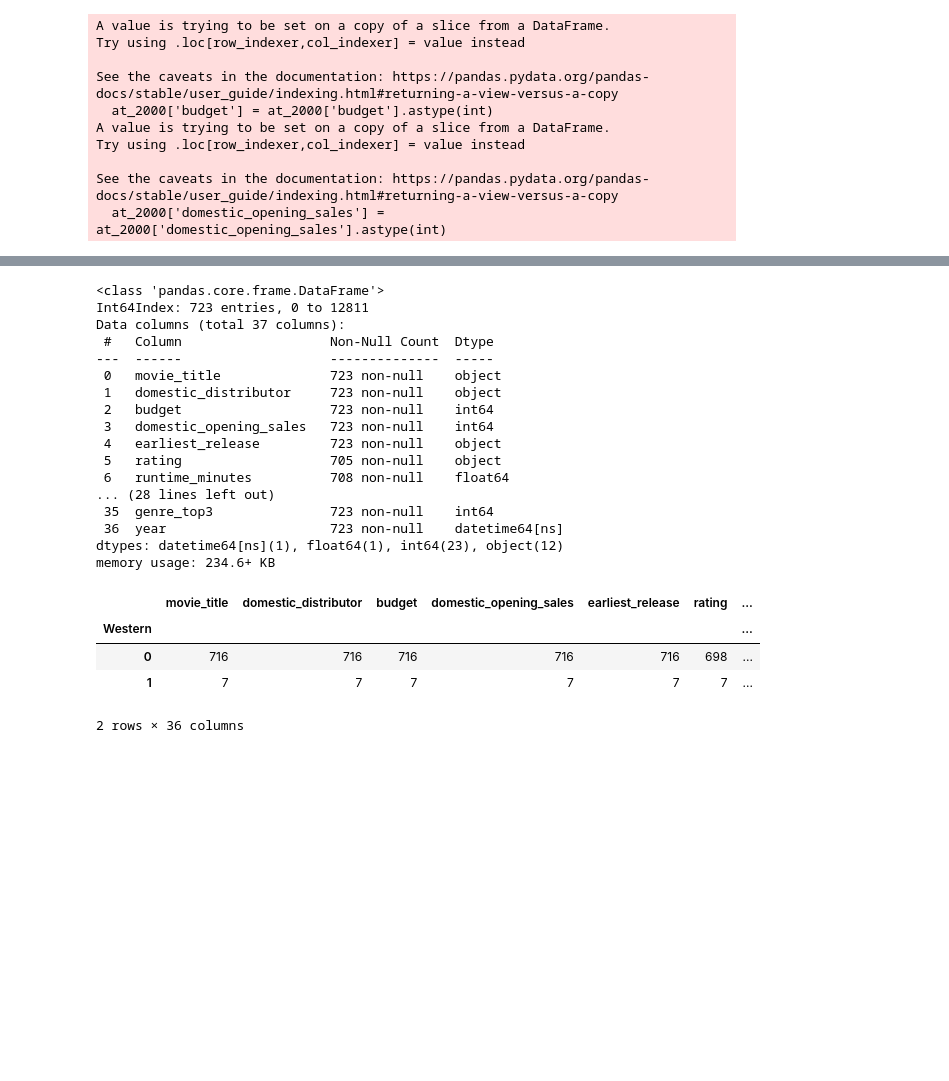
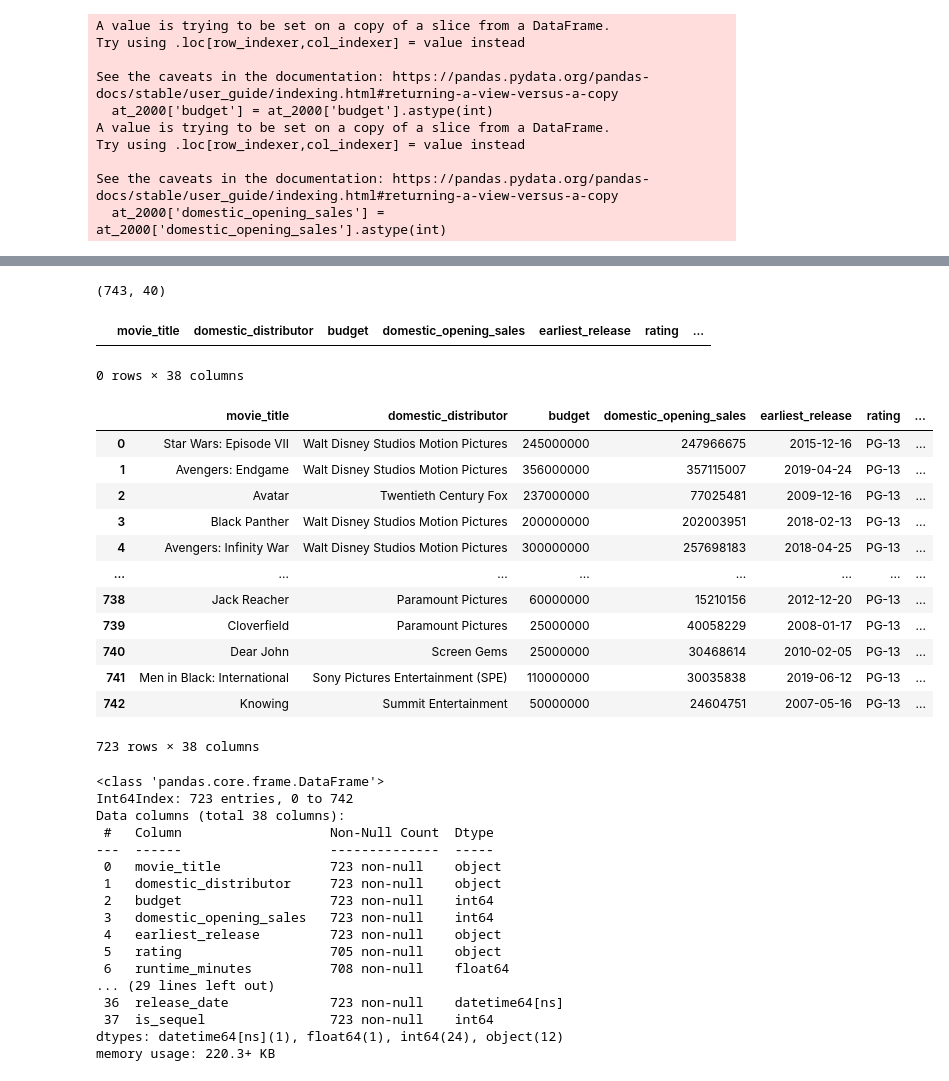
Before and after one commit to tawney-kirkland/02-luther, a Jupyter notebook: pre-processing_draft.ipynb, the cells around one changed output, grey strips where cells are left out. Cells and saved outputs as stored; diff of their text form; code cells hidden in the pictures; blank space fills up the shorter version.

```diff
--- a/pre-processing_draft.ipynb
+++ b/pre-processing_draft.ipynb
@@ -159,0 +250,3 @@ See the caveats in the documentation: https://pandas.pydata.org/pandas-docs/stab
+# %%
+df_sequel = pd.read_csv('data/final-data-sequel.csv')
+df_sequel.reset_index(drop=True)
@@ -159,0 +267,31 @@ See the caveats in the documentation: https://pandas.pydata.org/pandas-docs/stab
+# %%
+master_df = at_2000.merge(df_sequel, how='left')
+master_df.shape
+# %% [output]
+(743, 40)
+# %%
+#Drop unnecessary columns
+master_df.drop(columns=['Unnamed: 0','year'],inplace=True)
+# %%
+master_df[master_df['is_sequel'].isnull()]
+# %% [output]
+|  | movie_title | domestic_distributor | budget | domestic_opening_sales | earliest_release | rating | ... |
+0 rows × 38 columns
+# %%
+master_df.drop_duplicates(keep='last',inplace = True)
+# %%
+master_df
+# %% [output]
+|  | movie_title | domestic_distributor | budget | domestic_opening_sales | earliest_release | rating | ... |
+| 0 | Star Wars: Episode VII | Walt Disney Studios Motion Pictures | 245000000 | 247966675 | 2015-12-16 | PG-13 | ... |
+| 1 | Avengers: Endgame | Walt Disney Studios Motion Pictures | 356000000 | 357115007 | 2019-04-24 | PG-13 | ... |
+| 2 | Avatar | Twentieth Century Fox | 237000000 | 77025481 | 2009-12-16 | PG-13 | ... |
+| 3 | Black Panther | Walt Disney Studios Motion Pictures | 200000000 | 202003951 | 2018-02-13 | PG-13 | ... |
+| 4 | Avengers: Infinity War | Walt Disney Studios Motion Pictures | 300000000 | 257698183 | 2018-04-25 | PG-13 | ... |
+| ... | ... | ... | ... | ... | ... | ... | ... |
+| 738 | Jack Reacher | Paramount Pictures | 60000000 | 15210156 | 2012-12-20 | PG-13 | ... |
+| 739 | Cloverfield | Paramount Pictures | 25000000 | 40058229 | 2008-01-17 | PG-13 | ... |
+| 740 | Dear John | Screen Gems | 25000000 | 30468614 | 2010-02-05 | PG-13 | ... |
+| 741 | Men in Black: International | Sony Pictures Entertainment (SPE) | 110000000 | 30035838 | 2019-06-12 | PG-13 | ... |
+| 742 | Knowing | Summit Entertainment | 50000000 | 24604751 | 2007-05-16 | PG-13 | ... |
+723 rows × 38 columns
@@ -160,9 +300,9 @@ See the caveats in the documentation: https://pandas.pydata.org/pandas-docs/stab
 # %%
-at_2000.info()
+master_df.info()
 # %% [output]
 <class 'pandas.core.frame.DataFrame'>
-Int64Index: 723 entries, 0 to 12811
-Data columns (total 37 columns):
+Int64Index: 723 entries, 0 to 742
+Data columns (total 38 columns):
  #   Column                   Non-Null Count  Dtype
 ---  ------                   --------------  -----
  0   movie_title              723 non-null    object
@@ -172,8 +312,8 @@ Data columns (total 37 columns):
  4   earliest_release         723 non-null    object
  5   rating                   705 non-null    object
  6   runtime_minutes          708 non-null    float64
-... (28 lines left out)
- 35  genre_top3               723 non-null    int64
- 36  year                     723 non-null    datetime64[ns]
-dtypes: datetime64[ns](1), float64(1), int64(23), object(12)
-memory usage: 234.6+ KB
+... (29 lines left out)
+ 36  release_date             723 non-null    datetime64[ns]
+ 37  is_sequel                723 non-null    int64
+dtypes: datetime64[ns](1), float64(1), int64(24), object(12)
+memory usage: 220.3+ KB
@@ -182,8 +319,0 @@ at_2000.to_csv('data/final_data_first.csv')
-# %%
-at_2000.groupby('Western').count()
-# %% [output]
-|  | movie_title | domestic_distributor | budget | domestic_opening_sales | earliest_release | rating | ... |
-| Western |  |  |  |  |  |  | ... |
-| 0 | 716 | 716 | 716 | 716 | 716 | 698 | ... |
-| 1 | 7 | 7 | 7 | 7 | 7 | 7 | ... |
-2 rows × 36 columns
```
Also changed, not shown: parts of 14 cells of this notebook.
